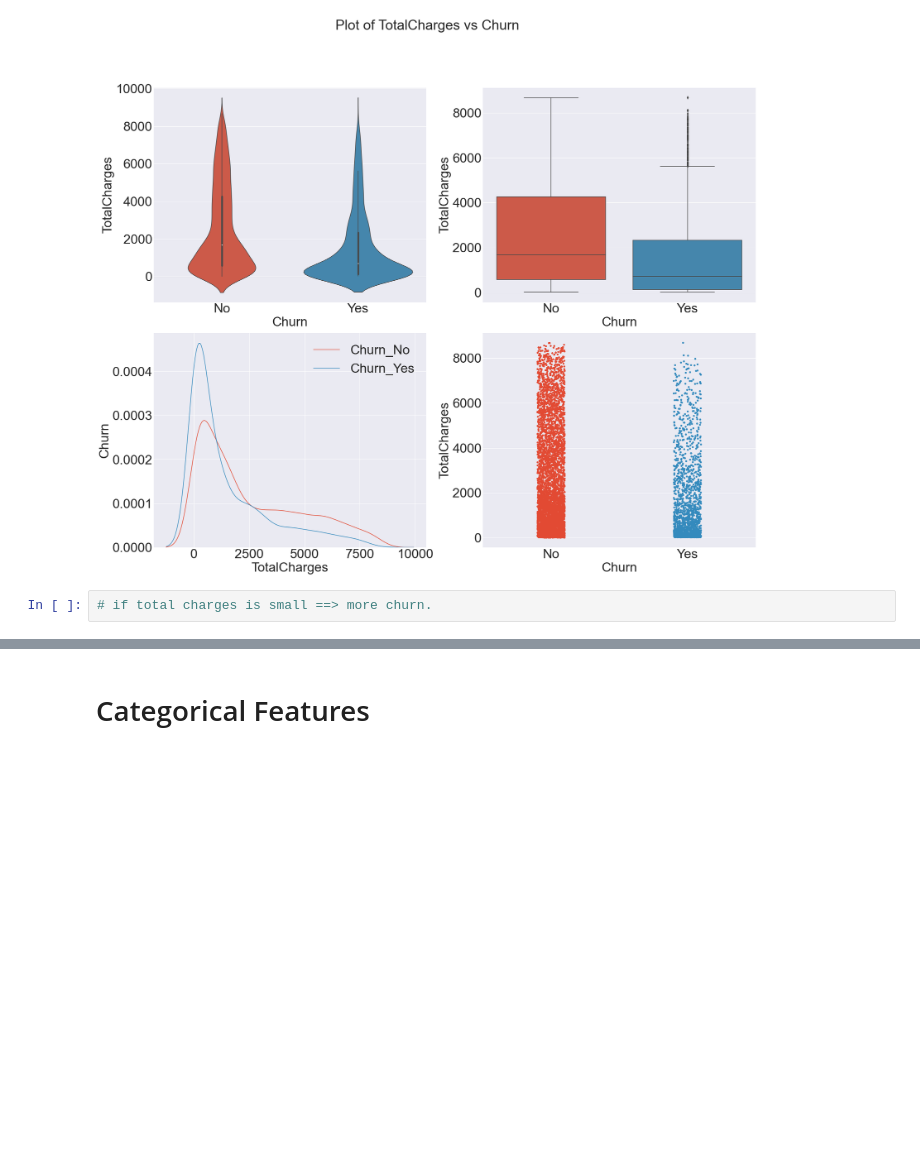
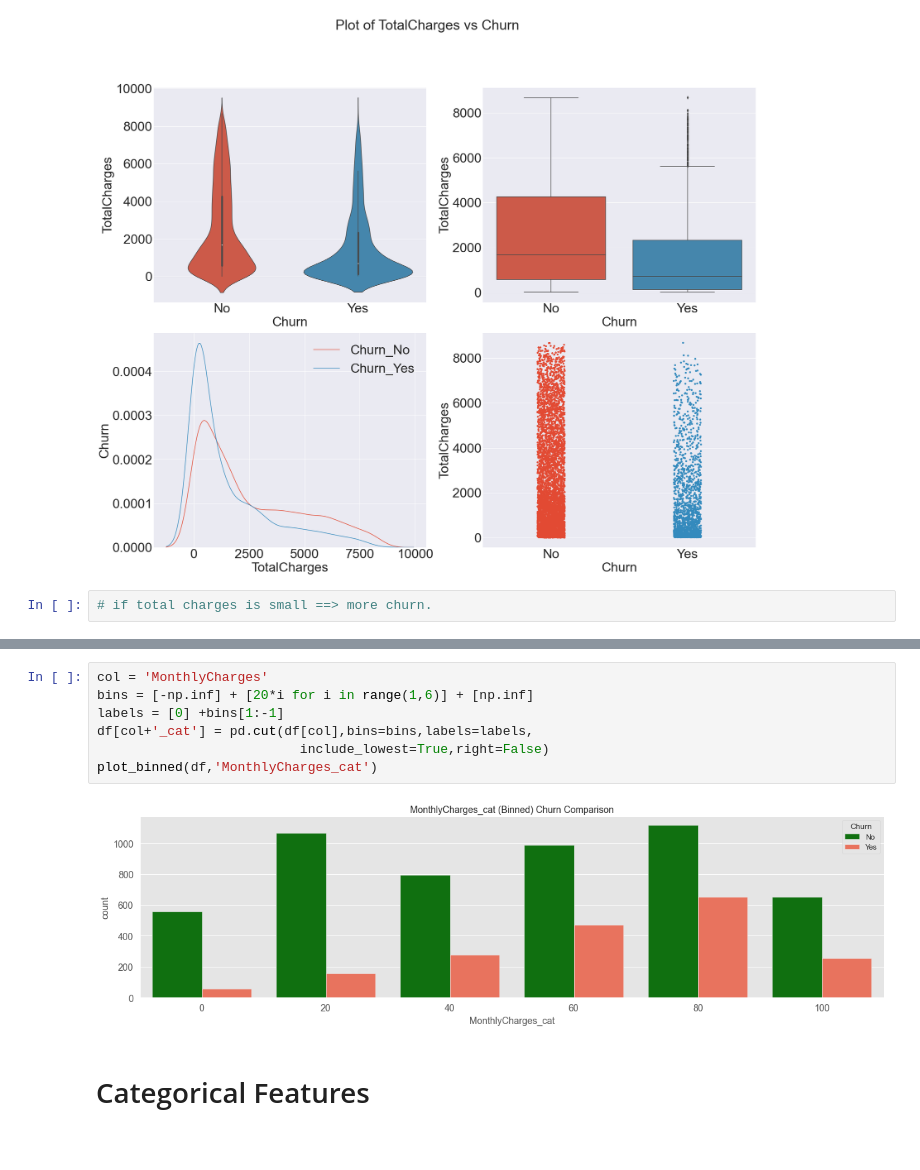
Before and after one commit to bhishanpdl/Project_Customer_Churn, a Jupyter notebook: notebooks/a01_churn_eda.ipynb, the cells around one changed output, grey strips where cells are left out. Saved outputs shown, nothing was run; the diff lists cells and outputs as text; blank space fills up the shorter version.

```diff
--- a/notebooks/a01_churn_eda.ipynb
+++ b/notebooks/a01_churn_eda.ipynb
@@ -300,3 +325,12 @@ df.bp.plot_num_cat(cols_num[2],target_name)
+# %%
+col = 'MonthlyCharges'
+bins = [-np.inf] + [20*i for i in range(1,6)] + [np.inf]
+labels = [0] +bins[1:-1]
+df[col+'_cat'] = pd.cut(df[col],bins=bins,labels=labels,
+                          include_lowest=True,right=False)
+plot_binned(df,'MonthlyCharges_cat')
+# %% [output]
+[figure, added]
 # %% [markdown]
 <a id="" ></a>
 
```
Also changed, not shown: parts of 4 cells of this notebook, 20 other files.
